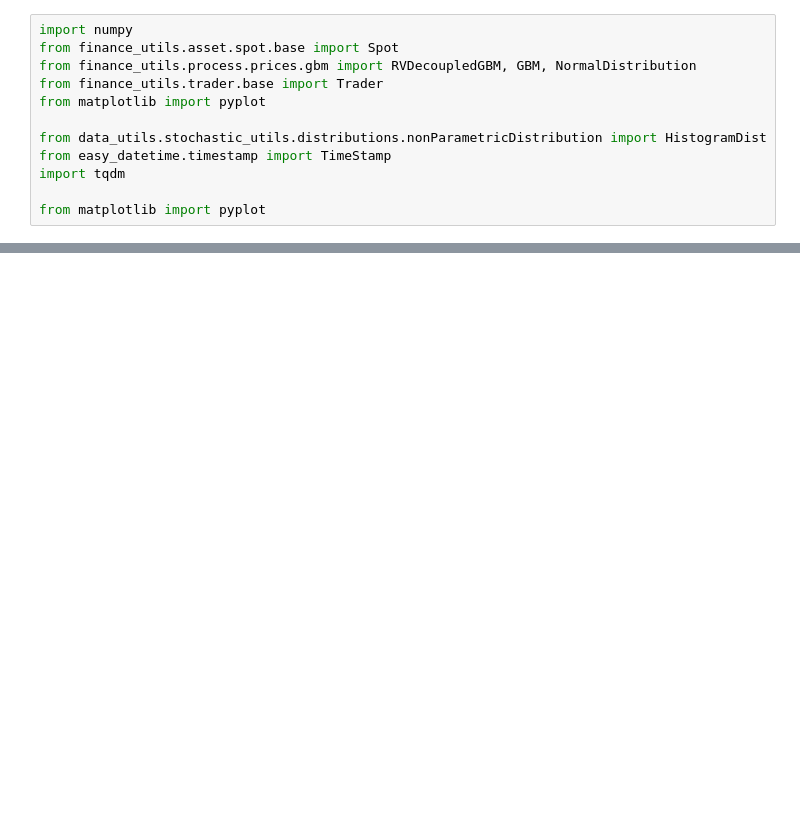
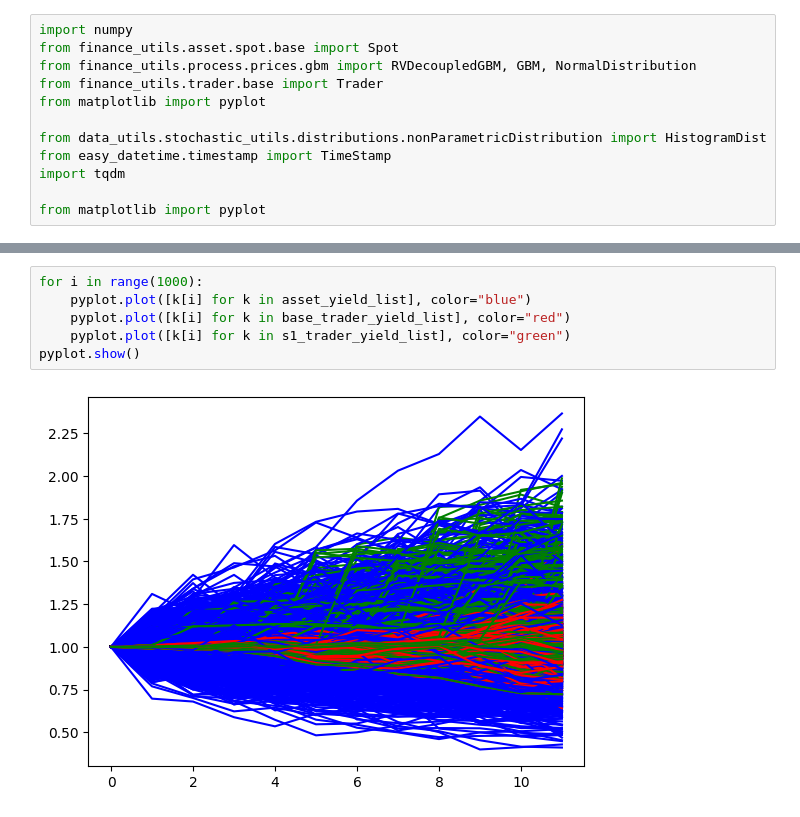
Before and after one commit to Sy-Sang/finance_utils, a Jupyter notebook: finance_utils/asset/spot/nb/nb2.ipynb, the cells around one changed output, grey strips where cells are left out. Drawn from its saved outputs; the diff is of its cells as text; blank space fills up the shorter version.

```diff
--- a/finance_utils/asset/spot/nb/nb2.ipynb
+++ b/finance_utils/asset/spot/nb/nb2.ipynb
@@ -45,0 +127,8 @@ pyplot.show()
+# %%
+for i in range(1000):
+    pyplot.plot([k[i] for k in asset_yield_list], color="blue")
+    pyplot.plot([k[i] for k in base_trader_yield_list], color="red")
+    pyplot.plot([k[i] for k in s1_trader_yield_list], color="green")
+pyplot.show()
+# %% [output]
+[figure, added]
```
Also changed, not shown: parts of 9 cells of this notebook, 5 other files.
